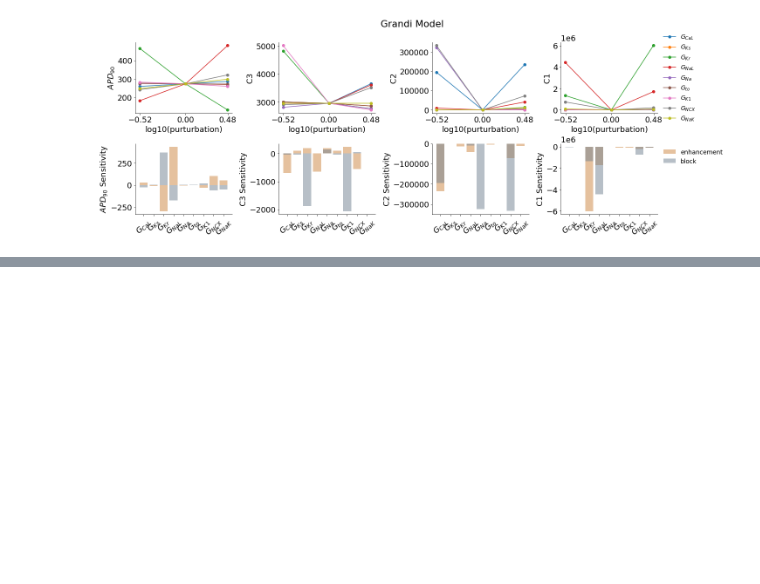
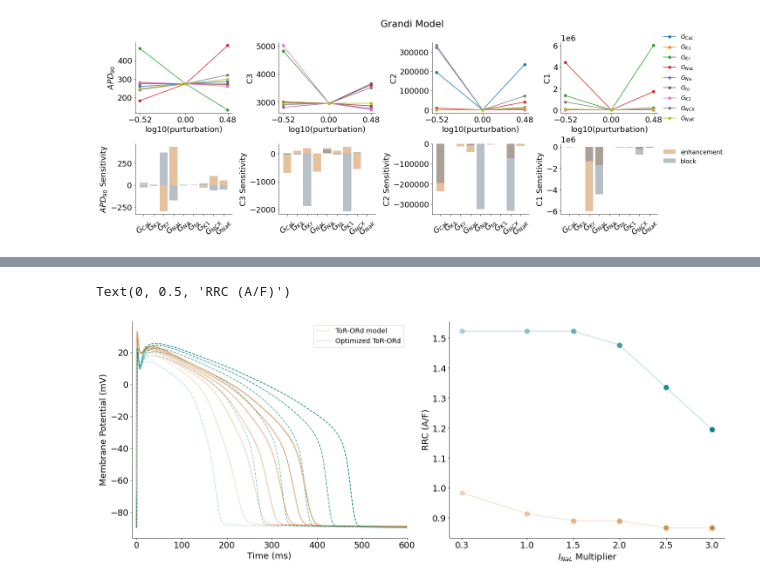
Before and after one commit to Christini-Lab/rrc-conductance-profile, a Jupyter notebook: notes.ipynb, the cells around one changed output, grey strips where cells are left out. Cells and saved outputs as stored; diff of their text form; code cells hidden in the pictures; blank space fills up the shorter version.

```diff
--- a/notes.ipynb
+++ b/notes.ipynb
@@ -488,0 +489,46 @@ for i in list(range(0,len(conds))):
+# %%
+fig, axs = plt.subplots(1, 2, figsize = (18,7), constrained_layout = True)
+vals = ['0.3', '1', '1.5', '2', '2.5', '3']
+conds = ['i_nal_multiplier']
+alphas = [0.3, 0.4, 0.55, 0.7, 0.85, 1]
+rrc_vals = []
+rrc_vals_opt = []
+i = 0
+
+# LEFT PLOT
+#axs[0].plot(eval(best_data['t'][0]), eval(best_data['v'][0]), label = 'OM', linewidth=5)
+for x in range(0, len(vals)):
+    val = vals[x]
+    t = eval(sens_data_base[sens_data_base['cond'] == conds[i]]['t_'+val].reset_index(drop = True)[0])
+    v = eval(sens_data_base[sens_data_base['cond'] == conds[i]]['v_'+val].reset_index(drop = True)[0])
+    t_opt = eval(sens_data[sens_data['cond'] == conds[i]]['t_'+val].reset_index(drop = True)[0])
+    v_opt = eval(sens_data[sens_data['cond'] == conds[i]]['v_'+val].reset_index(drop = True)[0])
+
+    data = get_last_ap([t, v], 4, cl = 1000, type = 'half')
+    data_opt = get_last_ap([t_opt, v_opt], 4, cl = 1000, type = 'half')
+
+    rrc_val = sens_data_base[sens_data_base['cond'] == conds[i]]['rrc'+val].reset_index(drop=True)[0]
+    rrc_val_opt = sens_data[sens_data['cond'] == conds[i]]['rrc'+val].reset_index(drop=True)[0]
+    rrc_vals.append(rrc_val*10)
+    rrc_vals_opt.append(rrc_val_opt*10)
+
+    axs[0].plot(data['t']-data['t'][0], data['v'], color = 'peru', alpha = alphas[x])
+    axs[0].plot(data_opt['t']-data_opt['t'][0], data_opt['v'], linestyle = 'dashed', color = 'teal', alpha = alphas[x])
+
+    axs[1].scatter(eval(val), rrc_val*10, color = 'peru', alpha = alphas[x], s = 100)
+    axs[1].scatter(eval(val), rrc_val_opt*10, color = 'teal', alpha = alphas[x], s=100)
+
+axs[0].legend(['ToR-ORd model', 'Optimized ToR-ORd'], fontsize = 14)
+axs[0].set_xlim([-10, 600])
+axs[0].set_xlabel('Time (ms)')
+axs[0].set_ylabel('Membrane Potential (mV)')
+
+# RIGHT PLOT
+axs[1].plot([eval(y) for y in vals], rrc_vals, color = 'peru', alpha = 0.3)
+axs[1].plot([eval(y) for y in vals], rrc_vals_opt, color = 'teal', alpha = 0.3)
+axs[1].set_xticks([eval(y) for y in vals])
+axs[1].set_xlabel('$I_{NaL}$ Multiplier')
+axs[1].set_ylabel('RRC (A/F)')
+# %% [output]
+Text(0, 0.5, 'RRC (A/F)')
+[figure, added]
```
Also changed, not shown: parts of 1 cell of this notebook, 6 other files.
